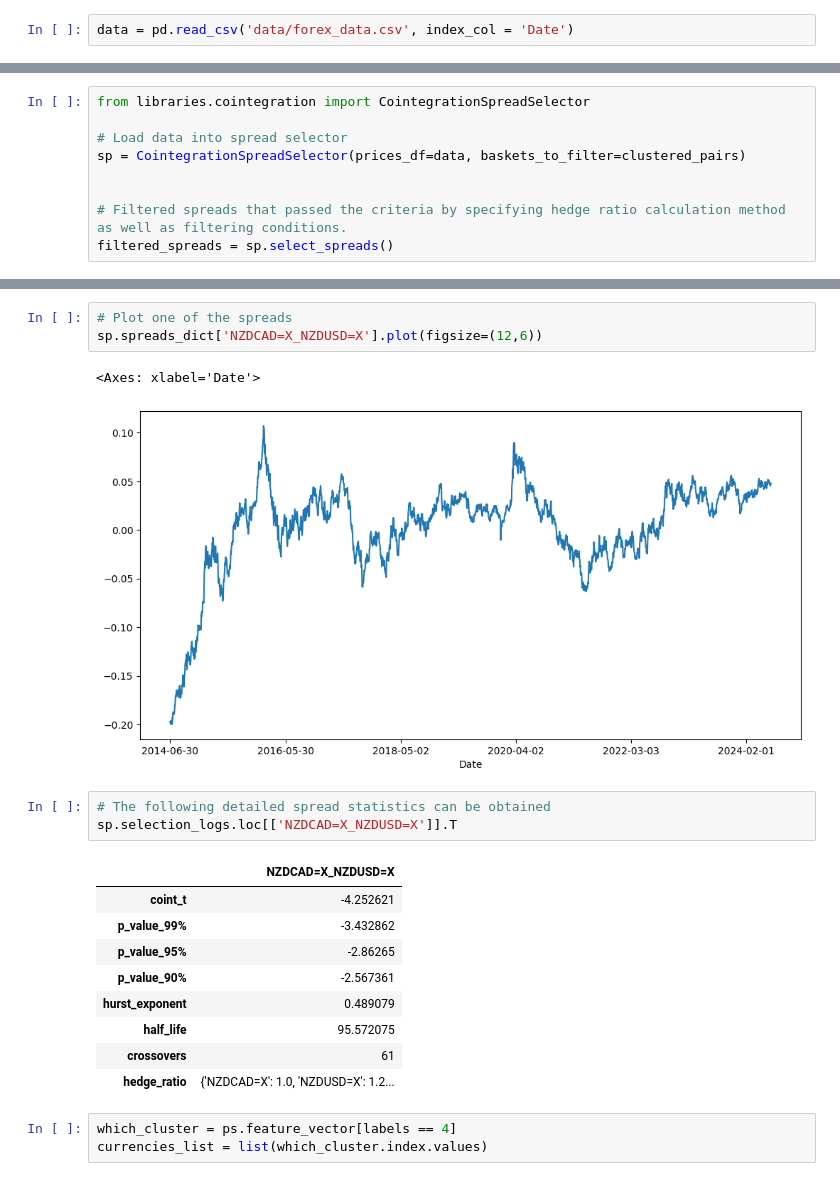
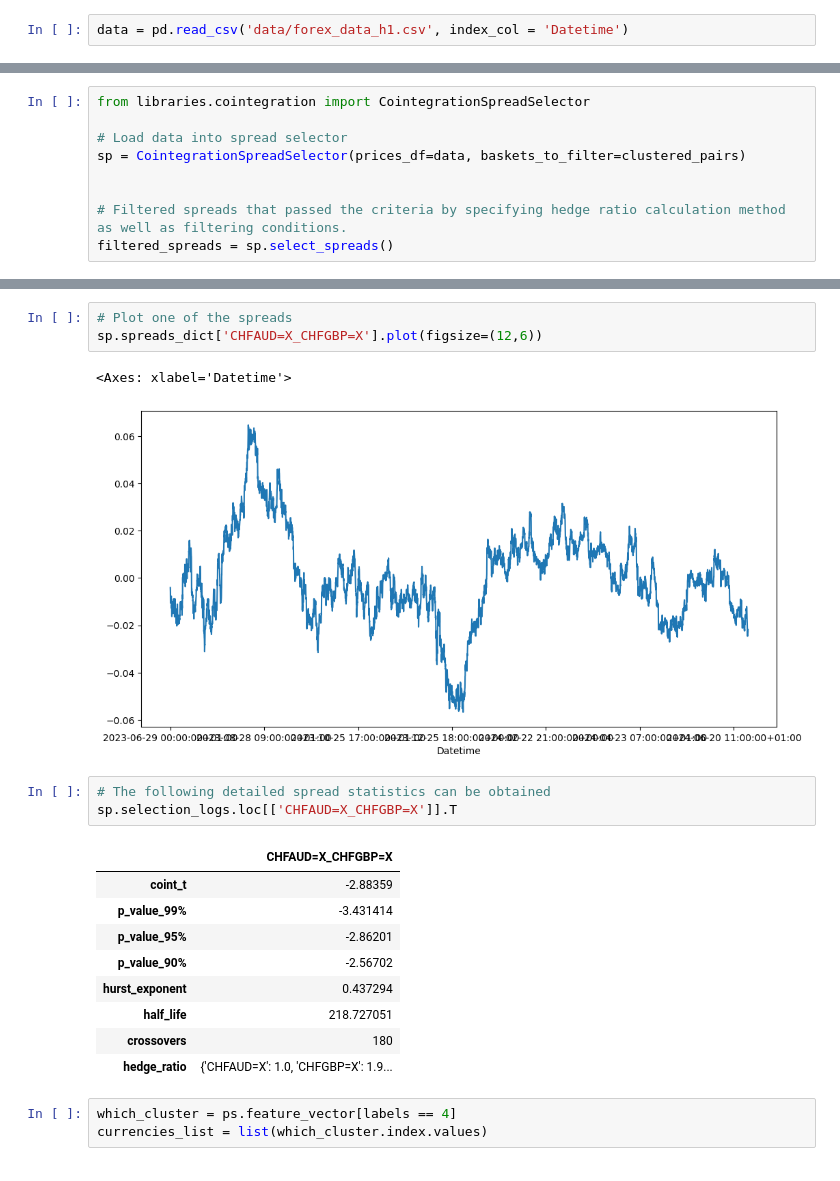
Before and after one commit to Renuto/Trading-Algorithmic, a Jupyter notebook: Statistical Arbitrage/statistical_Arbitrage.ipynb, the cells around one changed output, grey strips where cells are left out. Cells and saved outputs as stored; diff of their text form.

```diff
--- a/Statistical Arbitrage/statistical_Arbitrage.ipynb
+++ b/Statistical Arbitrage/statistical_Arbitrage.ipynb
@@ -1,7 +1,7 @@
 # %%
 import pandas as pd
 # %%
-data = pd.read_csv('data/forex_data.csv', index_col = 'Date')
+data = pd.read_csv('data/forex_data_h1.csv', index_col = 'Datetime')
 # %%
 data.shape
 # %% [output]
@@ -201,22 +195,22 @@ print(filtered_spreads_custom)
 # %%
 # Plot one of the spreads
-sp.spreads_dict['NZDCAD=X_NZDUSD=X'].plot(figsize=(12,6))
+sp.spreads_dict['CHFAUD=X_CHFGBP=X'].plot(figsize=(12,6))
 # %% [output]
-<Axes: xlabel='Date'>
+<Axes: xlabel='Datetime'>
-[figure, old version]
+[figure, new version]
 # %%
 # The following detailed spread statistics can be obtained
-sp.selection_logs.loc[['NZDCAD=X_NZDUSD=X']].T
+sp.selection_logs.loc[['CHFAUD=X_CHFGBP=X']].T
 # %% [output]
-|  | NZDCAD=X_NZDUSD=X |
-| coint_t | -4.252621 |
-| p_value_99% | -3.432862 |
-| p_value_95% | -2.86265 |
-| p_value_90% | -2.567361 |
-| hurst_exponent | 0.489079 |
-| half_life | 95.572075 |
-| crossovers | 61 |
-| hedge_ratio | {'NZDCAD=X': 1.0, 'NZDUSD=X': 1.2... |
+|  | CHFAUD=X_CHFGBP=X |
+| coint_t | -2.88359 |
+| p_value_99% | -3.431414 |
+| p_value_95% | -2.86201 |
+| p_value_90% | -2.56702 |
+| hurst_exponent | 0.437294 |
+| half_life | 218.727051 |
+| crossovers | 180 |
+| hedge_ratio | {'CHFAUD=X': 1.0, 'CHFGBP=X': 1.9... |
 # %%
 which_cluster = ps.feature_vector[labels == 4]
 currencies_list = list(which_cluster.index.values)
```
Also changed, not shown: parts of 16 cells of this notebook.
